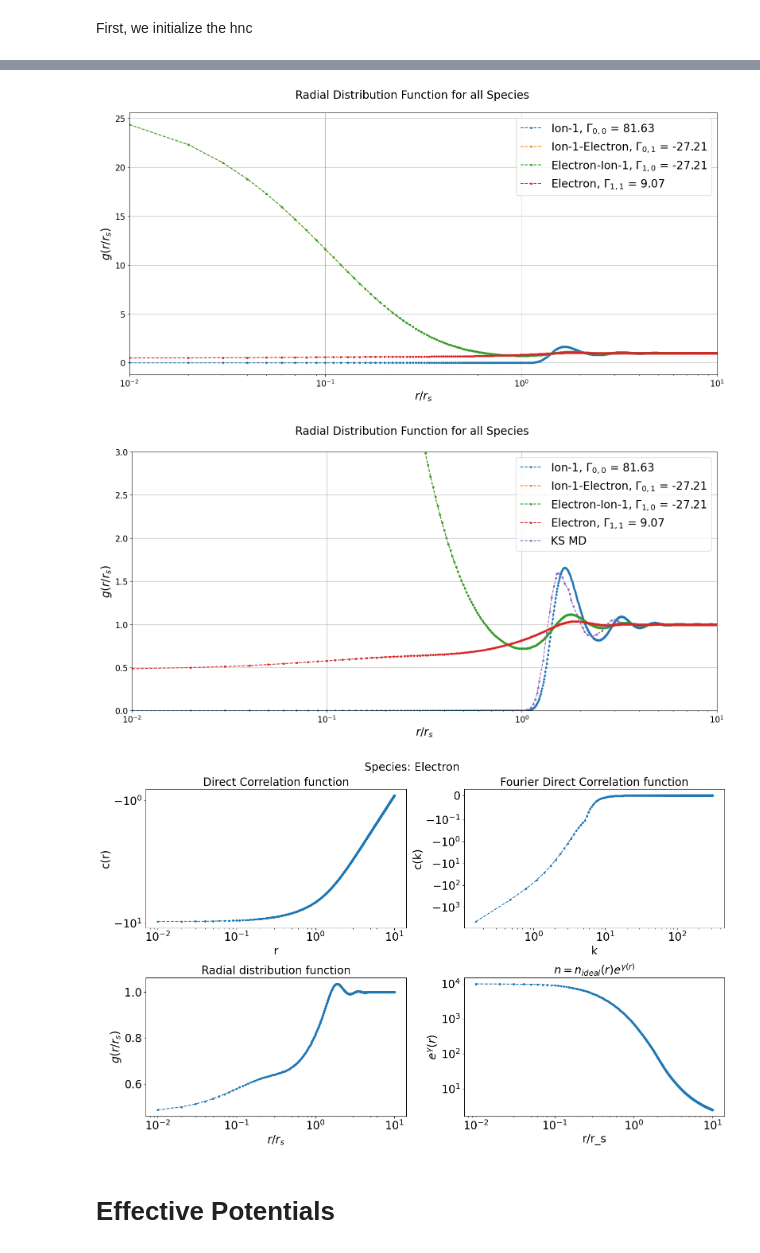
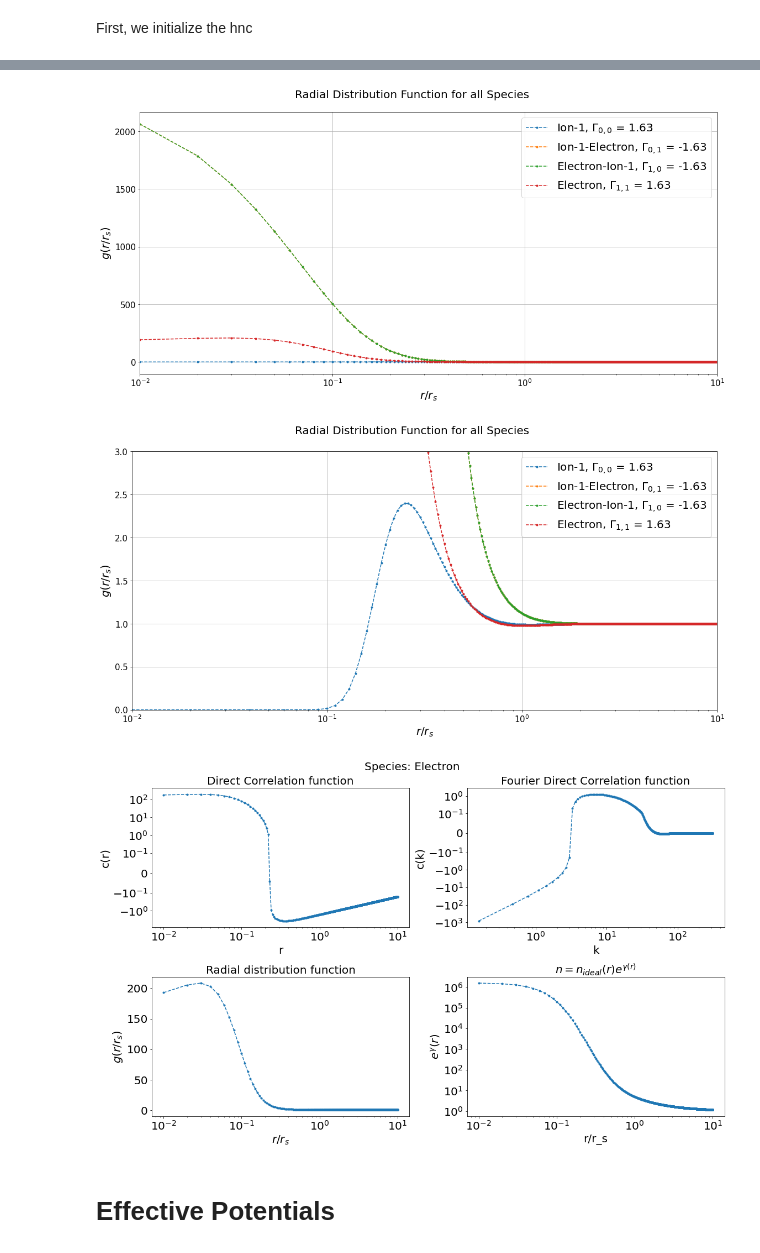
Before and after one commit to ZachAJohnson/hnc, a Jupyter notebook: QSP_HNC.ipynb, the cells around one changed output, grey strips where cells are left out. Cells and saved outputs as stored; diff of their text form; code cells hidden in the pictures.

```diff
--- a/QSP_HNC.ipynb
+++ b/QSP_HNC.ipynb
@@ -31,11 +35,11 @@ aB = 5.29177210903e-11 # Bohr radius in m
 
 π = np.pi
 # [AU]
-ni = 5.01e23*1e6
-# rs = (4/3*π*ni)**(-1/3)/aB
-rs  = 3
-T   = 1*eV
-Zstar=3#
+ni = 6e20*1e6
+rs = (4/3*π*ni)**(-1/3)/aB
+# rs  = 3
+T   = 1.2*eV
+Zstar = 1#
 
 ne = Zstar*(4/3*np.pi*rs**3)**(-1)
 lambda_TF = np.sqrt( T / (4*np.pi*ne)  )
@@ -49,7 +53,7 @@ print("Λee = {0:.3f}".format(Λe_star))
 Γee = β/rs
 Γei = -Zstar*β/rs
 Γii = Zstar**2*β/rs
-print("Γii={0:.1f}, Γie={1:.1f}, Γee={2:.1f} ".format(Γee, Γei, Γii))
+print("Γii={0:.1f}, Γie={1:.1f}, Γee={2:.1f} ".format(Γii, Γei, Γee))
 print("r_s={0:.1f}".format(rs))
 
 def βv_Yukawa(r):
@@ -117,7 +134,7 @@ names = ["Ion-1", "Electron", ]
 kappa = 1
 rho = np.array([  3/(4*np.pi), Zstar*3/(4*np.pi) ])
 hnc2 = HNC_solver(N_species, Gamma=Gamma, kappa=kappa, tol=1e-6,
-                 kappa_multiscale=1, rho = rho, num_iterations=int(1e3),
+                 kappa_multiscale=1, rho = rho, num_iterations=int(3),
                  R_max=10, N_bins=1000, names=names, dst_type=3)
 # %%
 βu_r_matrix = np.array([[βvii(hnc2.r_array), βvei(hnc2.r_array)],
@@ -155,11 +157,11 @@ hnc2.HNC_solve(alpha=0.001, h_max=5e2)
 # %%
 hnc2.plot_g_all_species()
-hnc2.plot_g_all_species(data_to_compare=['/home/zach/plasma/atomic_forces/data/RDF/Al_1.0eV_rs3_KS-MD.txt'], data_names=['KS MD'], gmax=3)
+hnc2.plot_g_all_species(gmax=3)#data_to_compare=['/home/zach/plasma/atomic_forces/data/RDF/Al_1.0eV_rs3_KS-MD.txt'], data_names=['KS MD'], gmax=3)
 hnc2.plot_species((1,1))
 # %% [output]
-[figure, old version]
+[figure, new version]
-[figure, old version]
+[figure, new version]
-[figure, old version]
+[figure, new version]
 # %% [markdown]
 # Effective Potentials
 # %%
```
Also changed, not shown: parts of 5 cells of this notebook, 2 other files.
